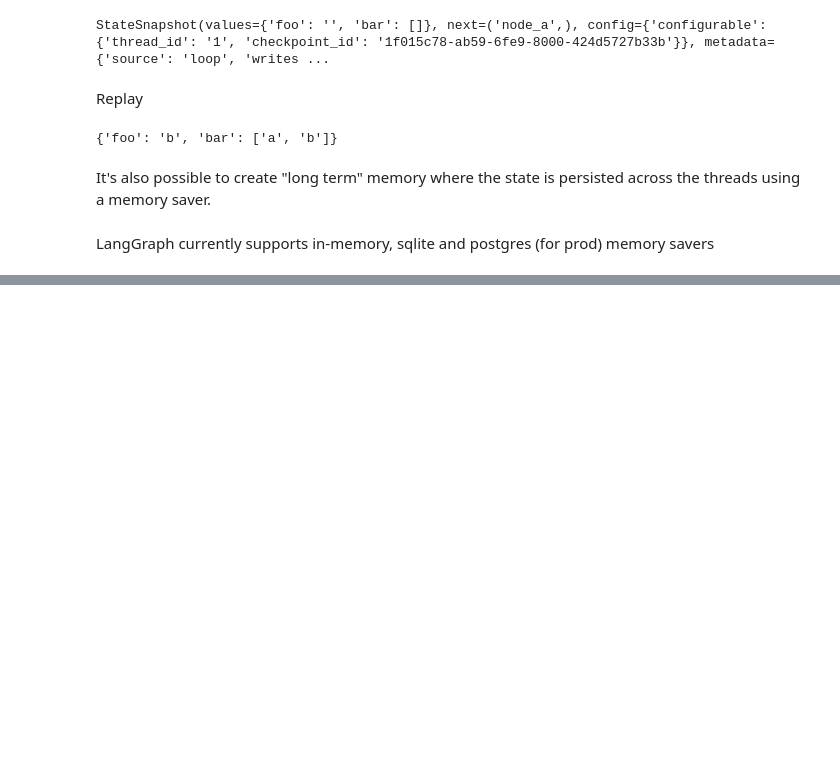
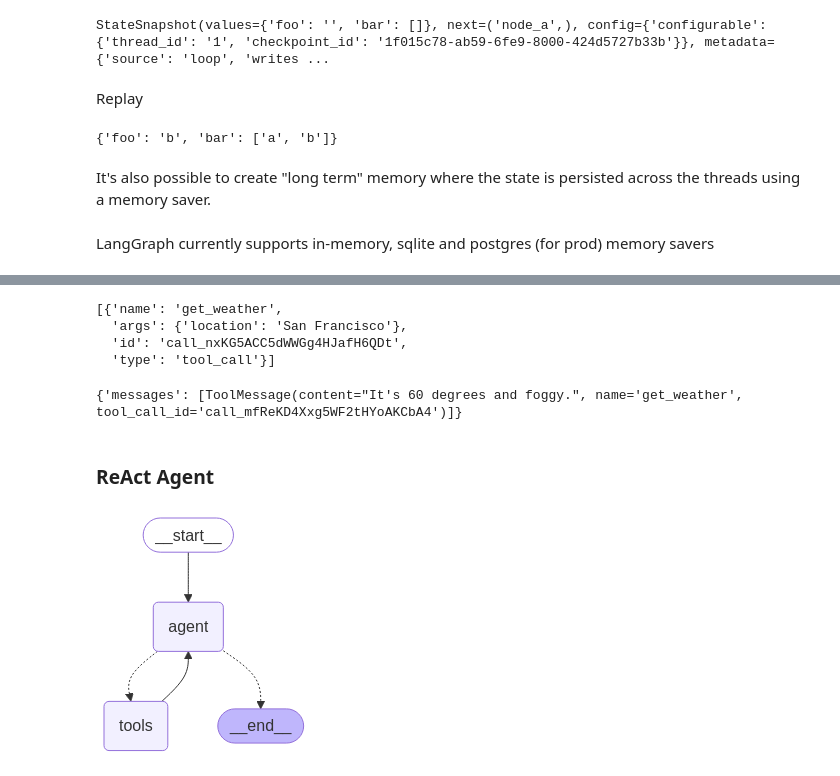
Before and after one commit to nagakartheek/langgraph-agents, a Jupyter notebook: experiments/introduction.ipynb, the cells around one changed output, grey strips where cells are left out. Drawn from its saved outputs; the diff is of its cells as text; code cells hidden in the pictures; blank space fills up the shorter version.

Commit message:
Add tool calls and ReAct

```diff
--- a/experiments/introduction.ipynb
+++ b/experiments/introduction.ipynb
@@ -780,0 +850,55 @@ LangGraph currently supports in-memory, sqlite and postgres (for prod) memory sa
+# %%
+from typing import Literal
+from langgraph.graph import StateGraph, MessagesState
+from langgraph.prebuilt import ToolNode
+
+model_with_tools = llm.bind_tools(tools)
+# tool_calls is enabled in the AImessage generated
+model_with_tools.invoke("what's the weather in sf?").tool_calls
+# %% [output]
+[{'name': 'get_weather',
+  'args': {'location': 'San Francisco'},
+  'id': 'call_nxKG5ACC5dWWGg4HJafH6QDt',
+  'type': 'tool_call'}]
+# %%
+# so, we can invoke tool_node directly
+tool_node.invoke({"messages": [model_with_tools.invoke("what's the weather in sf?")]})
+# %% [output]
+{'messages': [ToolMessage(content="It's 60 degrees and foggy.", name='get_weather', tool_call_id='call_mfReKD4Xxg5WF2tHYoAKCbA4')]}
+# %% [markdown]
+### ReAct Agent
+# %%
+from typing import Literal
+
+from langgraph.graph import StateGraph, MessagesState, START, END
+
+
+def should_continue(state: MessagesState):
+    messages = state["messages"]
+    last_message = messages[-1]
+    if last_message.tool_calls:
+        return "tools"
+    return END
+
+
+def call_model(state: MessagesState):
+    messages = state["messages"]
+    response = model_with_tools.invoke(messages)
+    return {"messages": [response]}
+
+
+workflow = StateGraph(MessagesState)
+
+# Define the two nodes we will cycle between
+workflow.add_node("agent", call_model)
+workflow.add_node("tools", tool_node)
+
+workflow.add_edge(START, "agent")
+workflow.add_conditional_edges("agent", should_continue, ["tools", END])
+workflow.add_edge("tools", "agent")
+
+app = workflow.compile()
+
+display(draw_graph(app))
+# %% [output]
+[figure, added]
```
Also changed, not shown: parts of 6 cells of this notebook.
